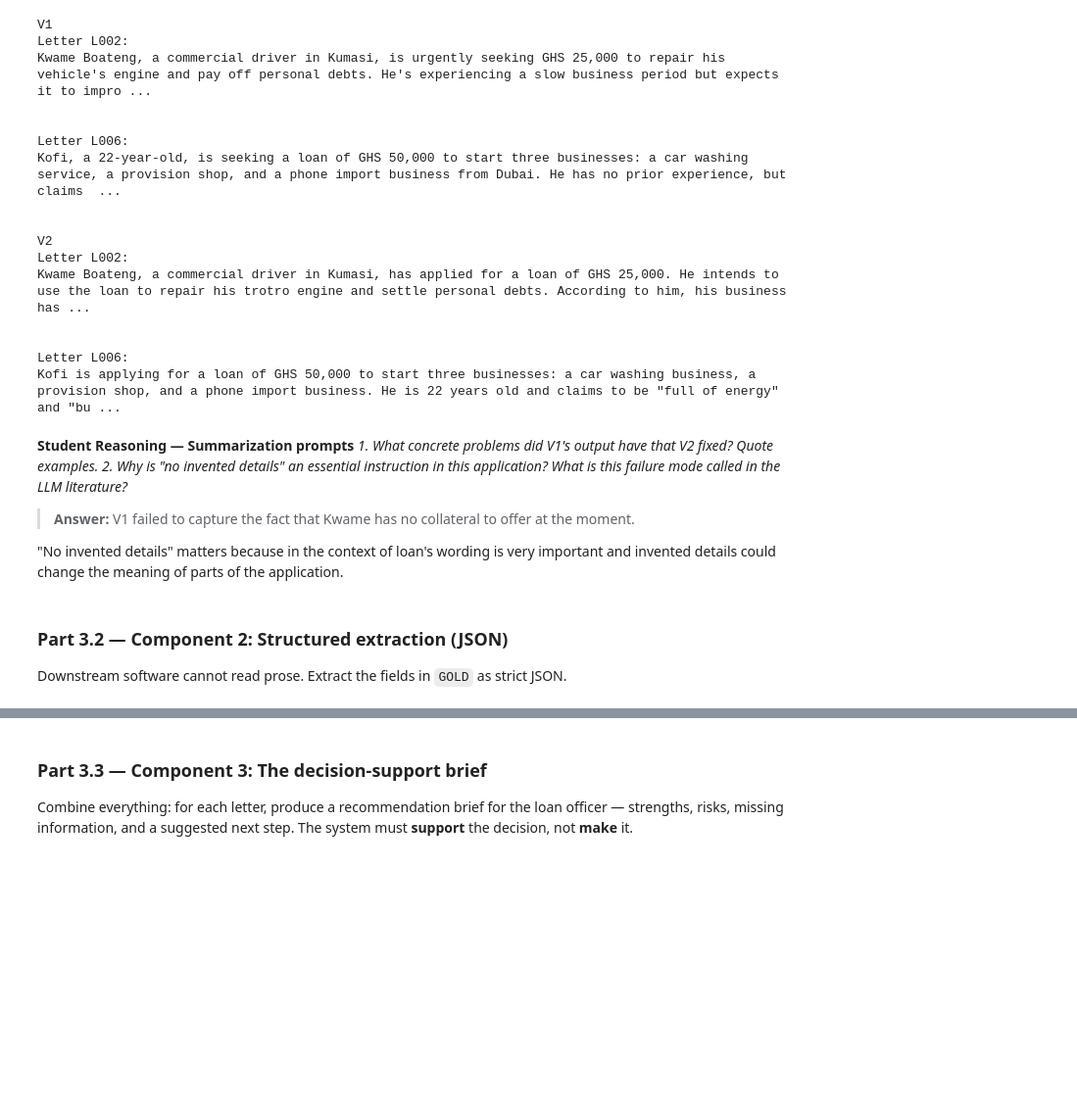
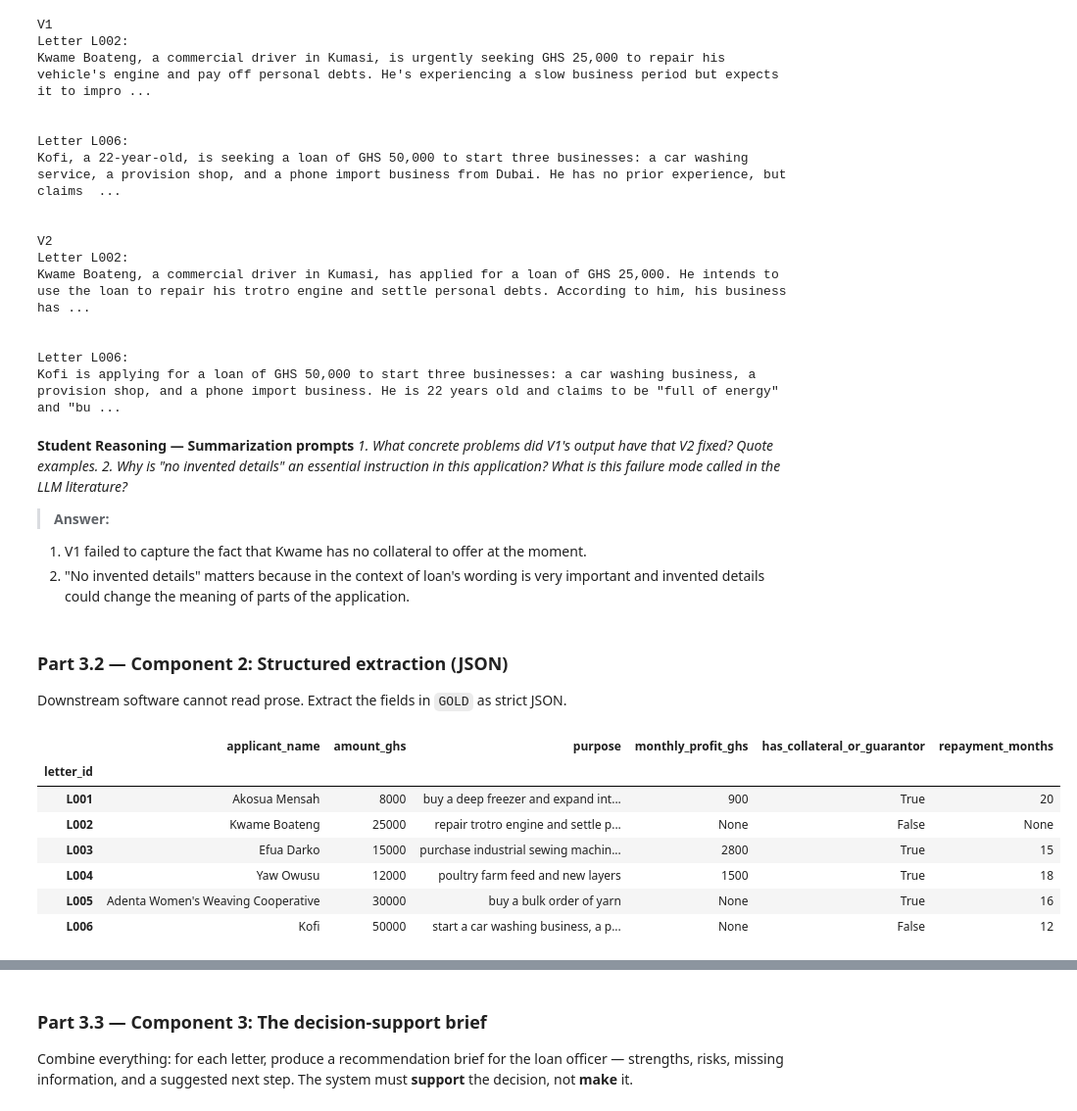
Before and after one commit to OmuwaGeorge/lab-4-llm-decision-support, a Jupyter notebook: lab_4.ipynb, the cells around one changed output, grey strips where cells are left out. Shown at 98% size. Drawn from its saved outputs; the diff is of its cells as text; code cells hidden in the pictures; blank space fills up the shorter version.

````diff
--- a/lab_4.ipynb
+++ b/lab_4.ipynb
@@ -337,30 +337,101 @@ Kofi is applying for a loan of GHS 50,000 to start three businesses: a car washi
 failure mode called in the LLM literature?*
 
 > **Answer:**
-V1 failed to capture the fact that Kwame has no collateral to offer at the moment.
-
-"No invented details" matters because in the context of loan's wording is very important and invented details could change the meaning of parts of the application.
+1. V1 failed to capture the fact that Kwame has no collateral to offer at the moment.
+2. "No invented details" matters because in the context of loan's wording is very important and invented details could change the meaning of parts of the application.
 # %% [markdown]
 ### Part 3.2 — Component 2: Structured extraction (JSON)
 Downstream software cannot read prose. Extract the fields in `GOLD` as strict JSON.
 # %%
 # TODO: Write EXTRACT_PROMPT — a template that instructs the model to return ONLY a JSON
 #   object with EXACTLY these keys:
 #     applicant_name (string), amount_ghs (number), purpose (string),
 #     monthly_profit_ghs (number or null), has_collateral_or_guarantor (boolean),
 #     repayment_months (number or null)
 #   Techniques to use:
 #     - explicit schema in the prompt
 #     - ONE worked example (few-shot) using a letter you write yourself (not from LETTERS!)
 #     - "If a field is not stated in the letter, use null. Do not guess."
 #     - temperature=0
+EXTRACT_SYSTEM_PROMPT = """You are a data extraction assistant for a microfinance institution.
+Extract information from loan application letters into a JSON ONLY.
+Rules:
+- Output ONLY a JSON object.
+- Use EXACTLY these keys: applicant_name, amount_ghs, purpose, monthly_profit_ghs,
+  has_collateral_or_guarantor, repayment_months.
+- applicant_name: string. amount_ghs: number. purpose: string.
+  monthly_profit_ghs: number or null. has_collateral_or_guarantor: boolean.
+  repayment_months: number or null.
+- If a field is not explicitly stated in the letter, use null. Do NOT guess."""
 
+EXAMPLE_LETTER = """Dear Sir,
+My name is Ama Serwaa, I sell shoes at Kaneshie Market. I need GHS 5,000 to restock
+inventory. My monthly profit is about GHS 700. My brother will guarantee the loan.
+I will repay GHS 300 monthly over 18 months."""
+
+EXAMPLE_JSON = """{"applicant_name": "Ama Serwaa", "amount_ghs": 5000, "purpose": "restock shoe inventory", "monthly_profit_ghs": 700, "has_collateral_or_guarantor": true, "repayment_months": 18}"""
+
+EXTRACT_PROMPT = """Here is an example:
+
+Letter:
+{example_letter}
+
+JSON:
+{example_json}
+
+Now extract from this letter:
+
+Letter:
+{letter}
+
+JSON:"""
 # TODO: Write extract_fields(letter_text) that calls the LLM, strips any ```json fences,
 #   json.loads() the result, and returns a dict. Handle parse failures gracefully
 #   (return None and print a warning).
+import json
 
+def extract_fields(letter_text):
+    prompt = EXTRACT_PROMPT.format(
+        example_letter=EXAMPLE_LETTER,
+        example_json=EXAMPLE_JSON,
+        letter=letter_text
+    )
+    raw = ask_llm(prompt, system_prompt=EXTRACT_SYSTEM_PROMPT, temperature=0, max_tokens=300)
+
+    # strip markdown fences if present
+    cleaned = raw.strip()
+    if cleaned.startswith("```"):
+        cleaned = cleaned.split("```")[1]
+        if cleaned.startswith("json"):
+            cleaned = cleaned[4:]
+    cleaned = cleaned.strip()
+
+    try:
+        return json.loads(cleaned)
+    except json.JSONDecodeError:
+        print(f"Failed to parse JSON for letter starting: {letter_text[:50]}...")
+        print(f"Raw output was: {raw}")
+        return None
 # TODO: Run it on ALL SIX letters; collect results into a pandas DataFrame (one row per
 #   letter) and display it.
+import pandas as pd
+
+results = {}
+for lid, text in LETTERS.items():
+    results[lid] = extract_fields(text)
+
+df = pd.DataFrame(results).T
+df.index.name = "letter_id"
+df
+# %% [output]
+|  | applicant_name | amount_ghs | purpose | monthly_profit_ghs | has_collateral_or_guarantor | repayment_months |
+| letter_id |  |  |  |  |  |  |
+| L001 | Akosua Mensah | 8000 | buy a deep freezer and expand int... | 900 | True | 20 |
+| L002 | Kwame Boateng | 25000 | repair trotro engine and settle p... | None | False | None |
+| L003 | Efua Darko | 15000 | purchase industrial sewing machin... | 2800 | True | 15 |
+| L004 | Yaw Owusu | 12000 | poultry farm feed and new layers | 1500 | True | 18 |
+| L005 | Adenta Women's Weaving Cooperative | 30000 | buy a bulk order of yarn | None | True | 16 |
+| L006 | Kofi | 50000 | start a car washing business, a p... | None | False | 12 |
 # %% [markdown]
 **Student Reasoning — Structured extraction**
 *1. Why must the few-shot example NOT come from the six letters you are processing?*
````
Also changed, not shown: parts of 1 cell of this notebook.
